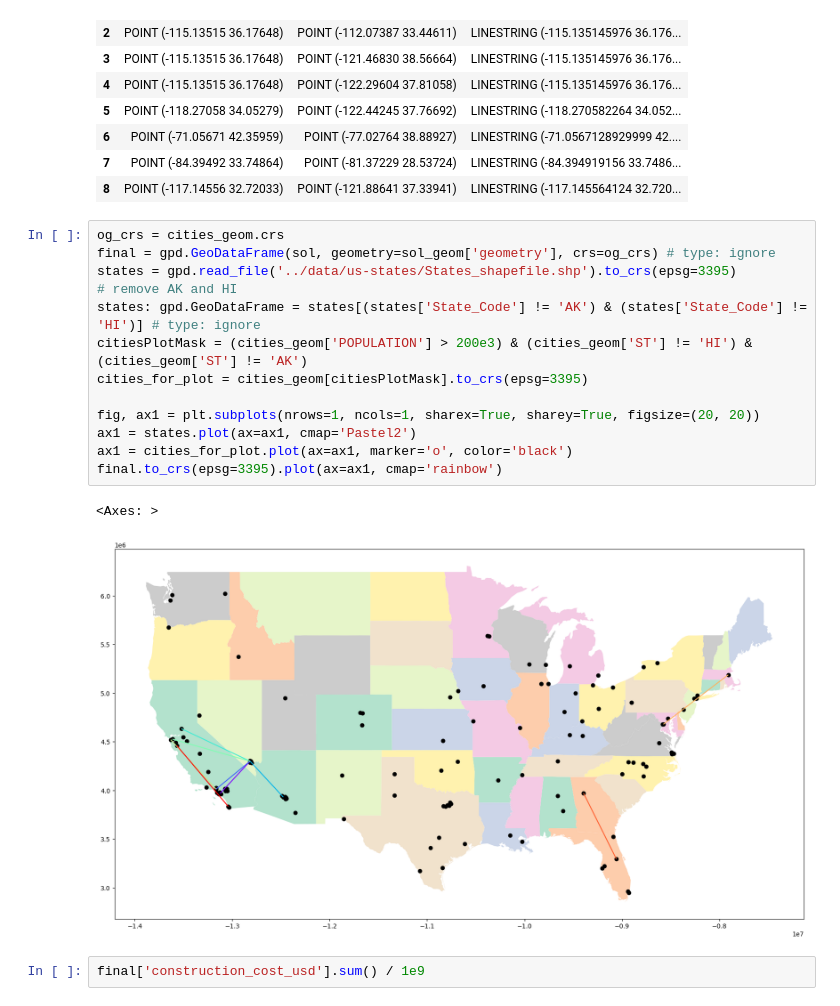
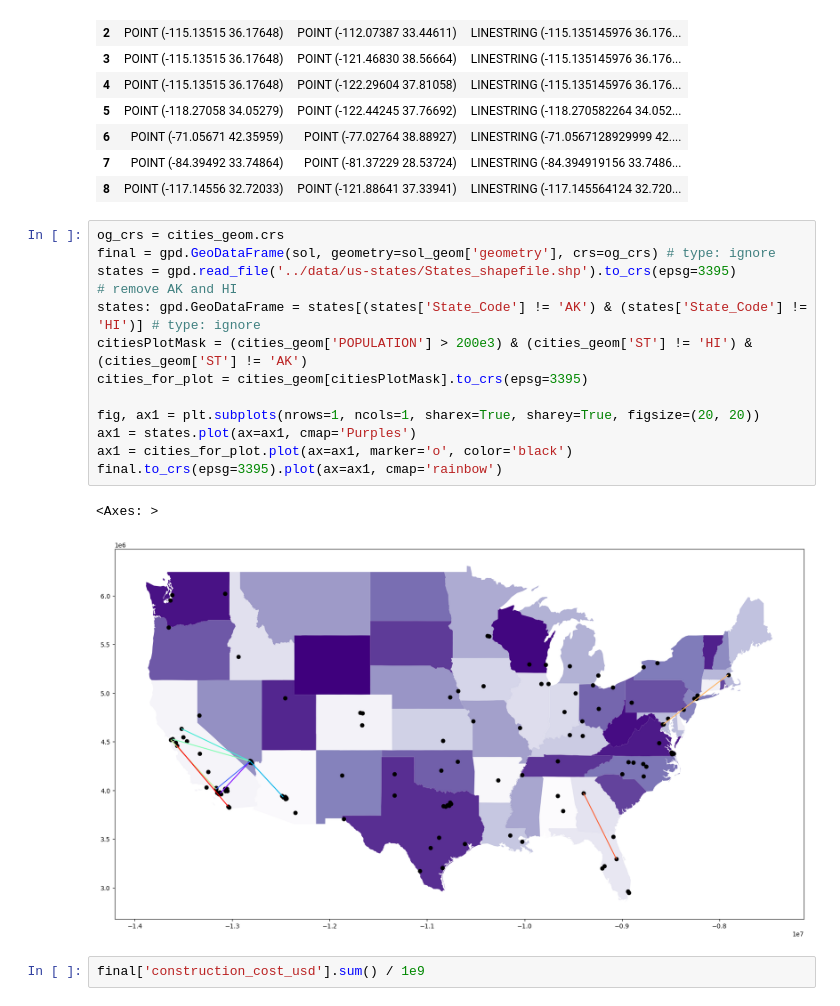
Before and after one commit to Allicai/high-speed-rail, a Jupyter notebook: search/explore-solution.ipynb, the cells around one changed output. Drawn from its saved outputs; the diff is of its cells as text.

```diff
--- a/search/explore-solution.ipynb
+++ b/search/explore-solution.ipynb
@@ -62,19 +62,19 @@ See the caveats in the documentation: https://pandas.pydata.org/pandas-docs/stab
 # %%
 og_crs = cities_geom.crs
 final = gpd.GeoDataFrame(sol, geometry=sol_geom['geometry'], crs=og_crs) # type: ignore
 states = gpd.read_file('../data/us-states/States_shapefile.shp').to_crs(epsg=3395)
 # remove AK and HI
 states: gpd.GeoDataFrame = states[(states['State_Code'] != 'AK') & (states['State_Code'] != 'HI')] # type: ignore
 citiesPlotMask = (cities_geom['POPULATION'] > 200e3) & (cities_geom['ST'] != 'HI') & (cities_geom['ST'] != 'AK')
 cities_for_plot = cities_geom[citiesPlotMask].to_crs(epsg=3395)
 
 fig, ax1 = plt.subplots(nrows=1, ncols=1, sharex=True, sharey=True, figsize=(20, 20))
-ax1 = states.plot(ax=ax1, cmap='Pastel2')
+ax1 = states.plot(ax=ax1, cmap='Purples')
 ax1 = cities_for_plot.plot(ax=ax1, marker='o', color='black')
 final.to_crs(epsg=3395).plot(ax=ax1, cmap='rainbow')
 # %% [output]
 <Axes: >
-[figure, old version]
+[figure, new version]
 # %%
 final['construction_cost_usd'].sum() / 1e9
 # %% [output]
```
Also changed, not shown: 1 other file.
